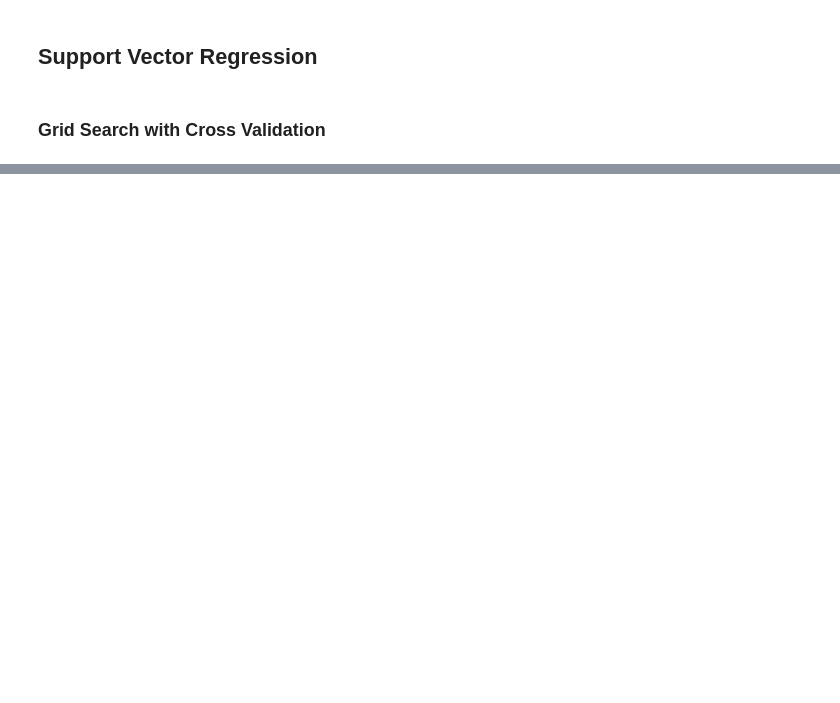
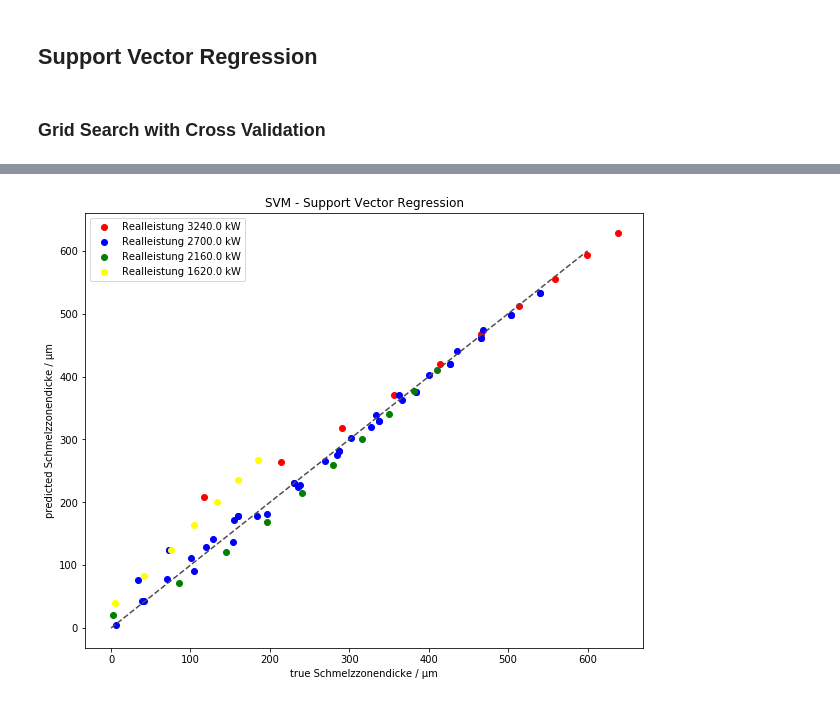
Before and after one commit to tobiasrummelsberger/melting-zone-thickness-prediction, a Jupyter notebook: notebook/SVM_training.ipynb, the cells around one changed output, grey strips where cells are left out. Cells and saved outputs as stored; diff of their text form; code cells hidden in the pictures; blank space fills up the shorter version.

```diff
--- a/notebook/SVM_training.ipynb
+++ b/notebook/SVM_training.ipynb
@@ -178,0 +228,20 @@ plt.show()
+# %%
+fig = plt.figure()
+ax = fig.add_subplot(111)
+color = ['red', 'blue', 'green', 'yellow']
+realleistungen = list(set(train_data['Realleistung']))
+
+i=0
+for realleistung in realleistungen:
+    data = predicted_data[predicted_data['Realleistung']==realleistung]
+    ax.scatter(x=data['y_true'], y=data['y_pred_svr'], c=color[i], label=data['Realleistung'])
+    realleistungen[i] = 'Realleistung ' + str(realleistungen[i]) + ' kW'
+    i+=1
+ax.legend(realleistungen)
+ax.plot([0, 600], [0, 600], ls="--", c=".3")
+plt.title("SVM - Support Vector Regression")
+plt.xlabel("true "+ y)
+plt.ylabel("predicted "+ y)
+plt.show()
+# %% [output]
+[figure, added]
```
Also changed, not shown: parts of 27 cells of this notebook, 1 other file.
